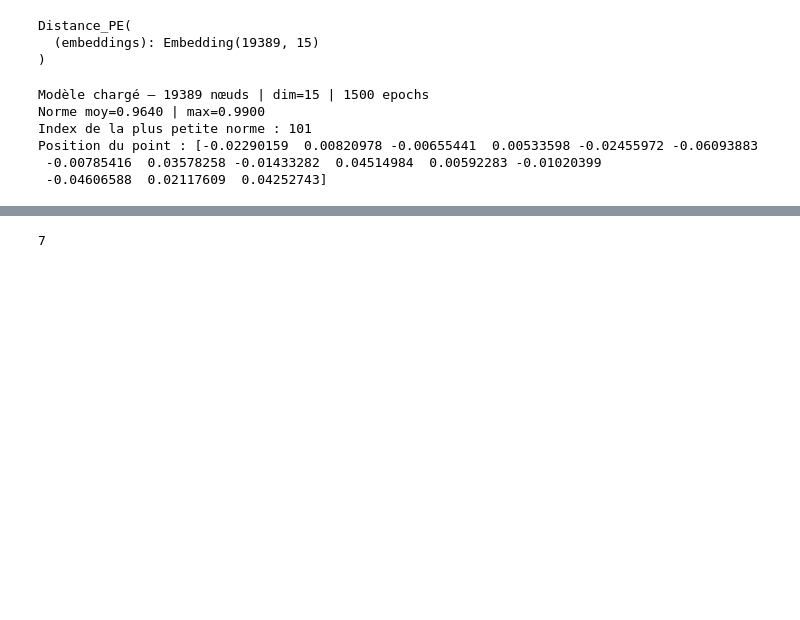
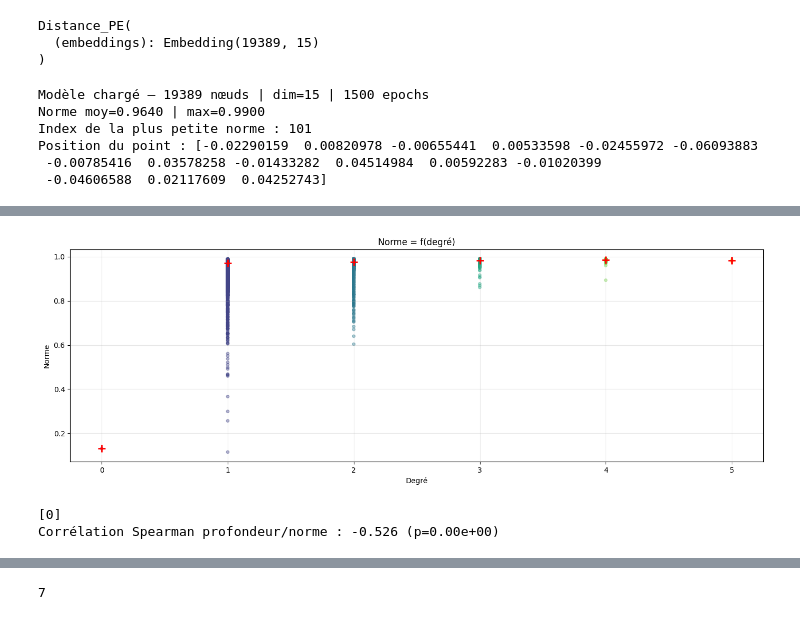
Before and after one commit to averniere/OT_simulation_maladies, a Jupyter notebook: Embeddings/test.ipynb, the cells around one changed output, grey strips where cells are left out. Drawn from its saved outputs; the diff is of its cells as text; code cells hidden in the pictures; blank space fills up the shorter version.

```diff
--- a/Embeddings/test.ipynb
+++ b/Embeddings/test.ipynb
@@ -70,0 +88,50 @@ Corrélation Spearman degré/norme : 0.196 (p=8.50e-168)
+# %%
+fig, ax = plt.subplots(1, figsize=(14, 5))
+
+sc = ax.scatter(degrees, norms, alpha=0.4, s=15, c=degrees)
+
+# Moyenne des normes de même profondeur
+for d in np.unique(degrees):
+    mask = degrees == d
+    ax.plot(d, np.median(norms[mask]), 'r+', markersize=10, markeredgewidth=2)
+
+ax.set_xlabel("Degré")
+ax.set_ylabel("Norme")
+ax.set_title("Norme = f(degré)")
+ax.grid(alpha=0.3)
+
+plt.tight_layout()
+plt.show()
+# %% [output]
+[figure, added]
+# %%
+def compute_depths(objects, data):
+    children = {i: [] for i in range(len(objects))}
+    for i in range(len(objects)):
+        for parent in data.pos_neighbors[i]:
+            children[parent].append(i)
+    has_parent = set()
+    for i in range(len(objects)):
+        for parent in data.pos_neighbors[i]:
+            has_parent.add(i)
+    roots = [i for i in range(len(objects)) if i not in has_parent]
+    print(roots)
+    depths = np.full(len(objects), -1)
+    queue = deque()
+    for r in roots:
+        depths[r] = 0
+        queue.append(r)
+    while queue:
+        node = queue.popleft()
+        for child in children[node]:
+            if depths[child] == -1:
+                depths[child] = depths[node] + 1
+                queue.append(child)
+    return depths
+
+depths = compute_depths(objects, data)
+rho, pval = spearmanr(depths, norms)
+print(f"Corrélation Spearman profondeur/norme : {rho:.3f} (p={pval:.2e})")
+# %% [output]
+[0]
+Corrélation Spearman profondeur/norme : -0.526 (p=0.00e+00)
```
Also changed, not shown: parts of 18 cells of this notebook, 1 other file.
